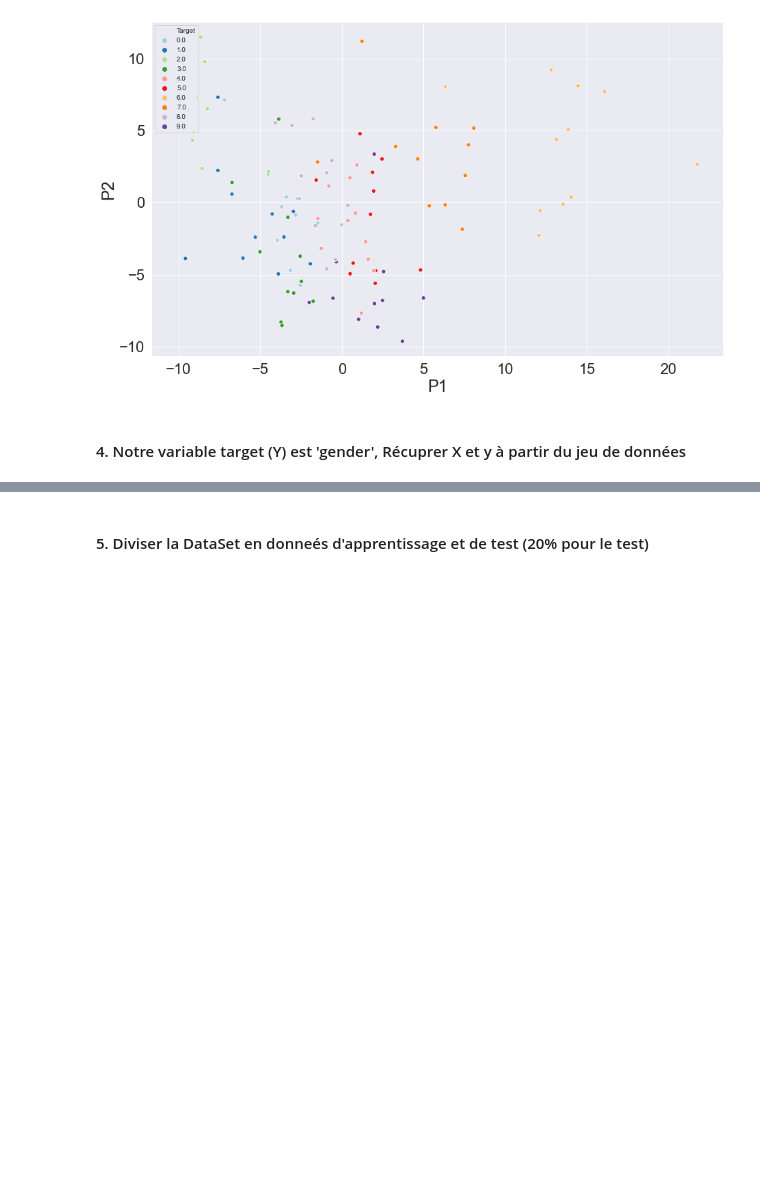
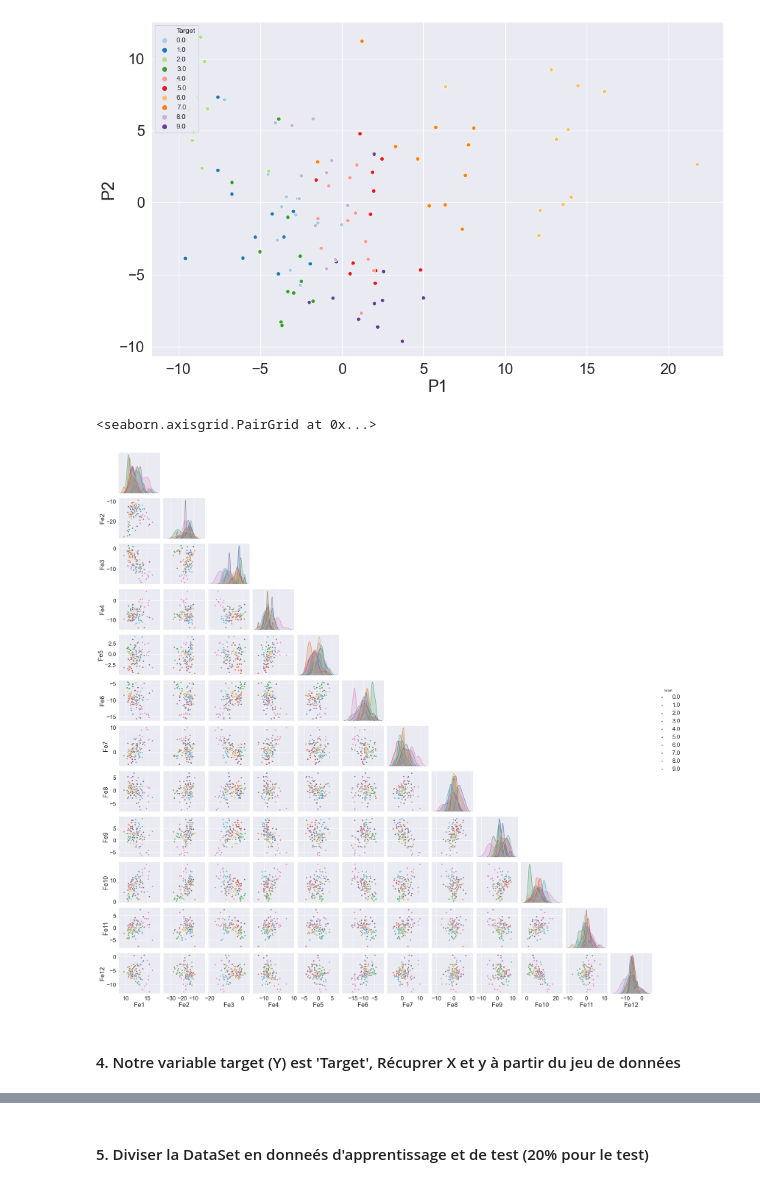
Before and after one commit to Nafoussi123/Meilleur-Classifieur-pour-La-reconnaissance-des-Digits-audios, a Jupyter notebook: Digits_Recognition_Brief Hichem.ipynb, the cells around one changed output, grey strips where cells are left out. Drawn from its saved outputs; the diff is of its cells as text; code cells hidden in the pictures; blank space fills up the shorter version.

```diff
--- a/Digits_Recognition_Brief Hichem.ipynb
+++ b/Digits_Recognition_Brief Hichem.ipynb
@@ -174,8 +194,13 @@ plt.legend(loc=2, prop={'size': 10})
 plt.show()
 # %% [output]
 [figure]
+# %%
+sb.pairplot(mydata, hue="Target",corner=True)
+# %% [output]
+<seaborn.axisgrid.PairGrid at 0x...>
+[figure, added]
 # %% [markdown]
-#### 4. Notre variable target (Y) est 'gender', Récuprer X et y à partir du jeu de données
+#### 4. Notre variable target (Y) est 'Target', Récuprer X et y à partir du jeu de données
 # %%
 y = mydata['Target']
 X = mydata.iloc[:,:-1]
```
Also changed, not shown: parts of 14 cells of this notebook, 4 other files.
